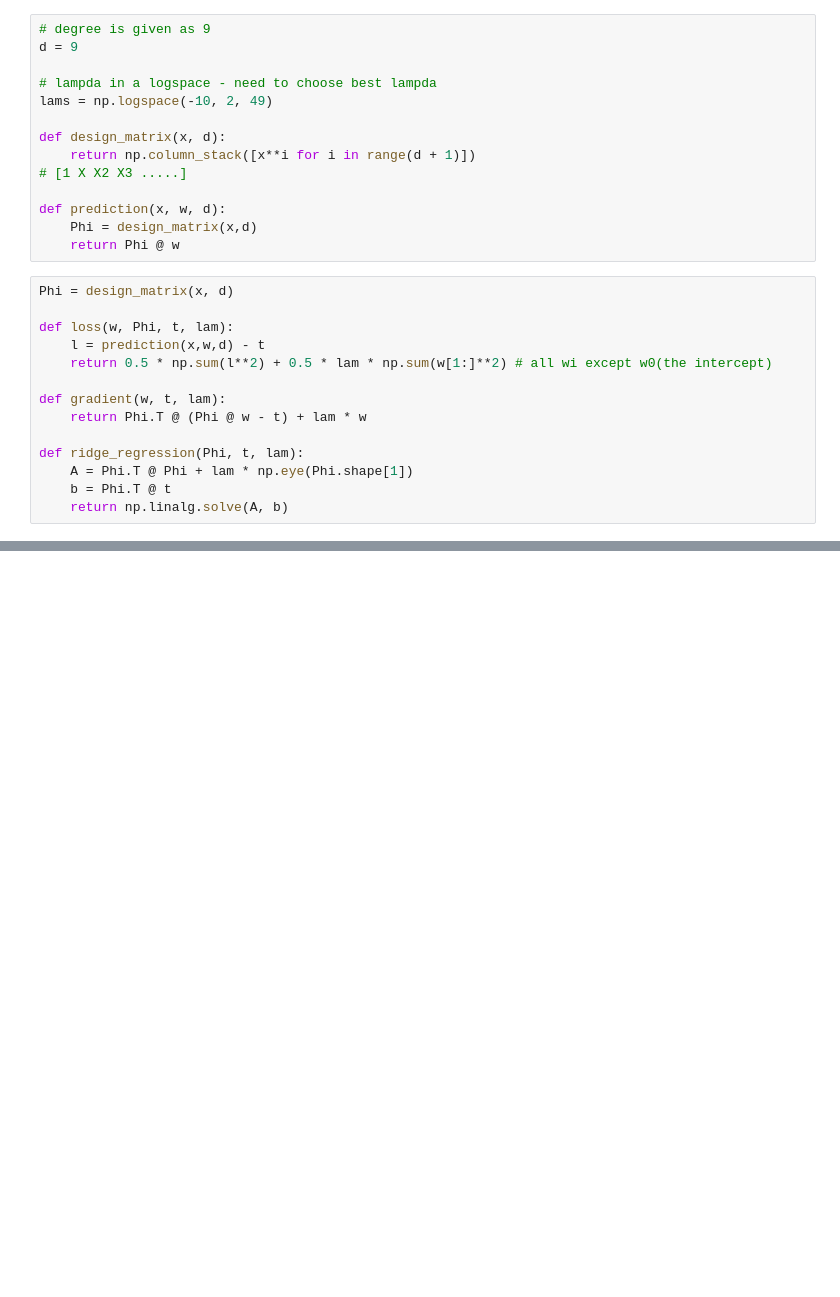
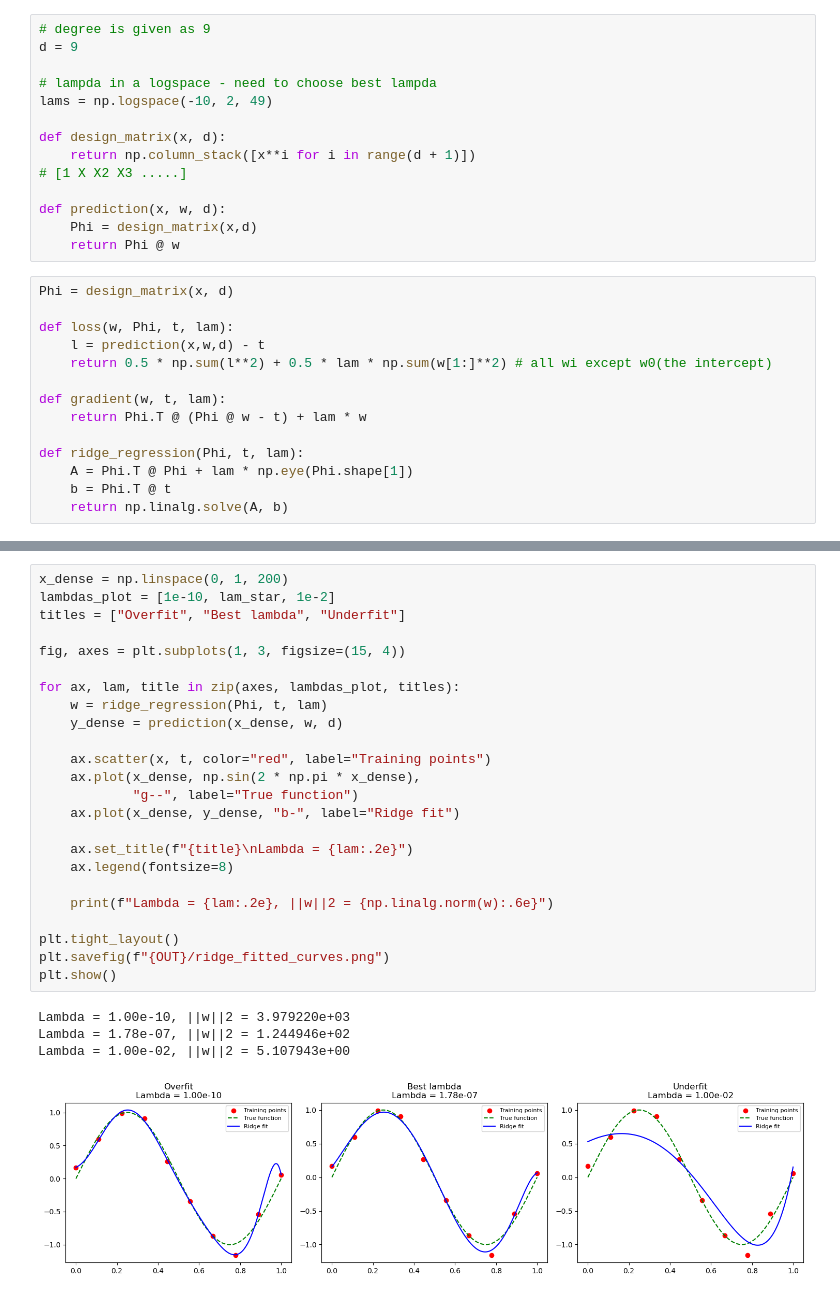
Before and after one commit to hanisohaan10/Polynomial-Regression, a Jupyter notebook: notebooks/ridge_regression.ipynb, the cells around one changed output, grey strips where cells are left out. Saved outputs shown, nothing was run; the diff lists cells and outputs as text; blank space fills up the shorter version.

```diff
--- a/notebooks/ridge_regression.ipynb
+++ b/notebooks/ridge_regression.ipynb
@@ -41,0 +138,29 @@ def ridge_regression(Phi, t, lam):
+# %%
+x_dense = np.linspace(0, 1, 200)
+lambdas_plot = [1e-10, lam_star, 1e-2]
+titles = ["Overfit", "Best lambda", "Underfit"]
+
+fig, axes = plt.subplots(1, 3, figsize=(15, 4))
+
+for ax, lam, title in zip(axes, lambdas_plot, titles):
+    w = ridge_regression(Phi, t, lam)
+    y_dense = prediction(x_dense, w, d)
+
+    ax.scatter(x, t, color="red", label="Training points")
+    ax.plot(x_dense, np.sin(2 * np.pi * x_dense),
+            "g--", label="True function")
+    ax.plot(x_dense, y_dense, "b-", label="Ridge fit")
+
+    ax.set_title(f"{title}\nLambda = {lam:.2e}")
+    ax.legend(fontsize=8)
+
+    print(f"Lambda = {lam:.2e}, ||w||2 = {np.linalg.norm(w):.6e}")
+
+plt.tight_layout()
+plt.savefig(f"{OUT}/ridge_fitted_curves.png")
+plt.show()
+# %% [output]
+Lambda = 1.00e-10, ||w||2 = 3.979220e+03
+Lambda = 1.78e-07, ||w||2 = 1.244946e+02
+Lambda = 1.00e-02, ||w||2 = 5.107943e+00
+[figure, added]
```
Also changed, not shown: parts of 6 cells of this notebook, 4 other files.
